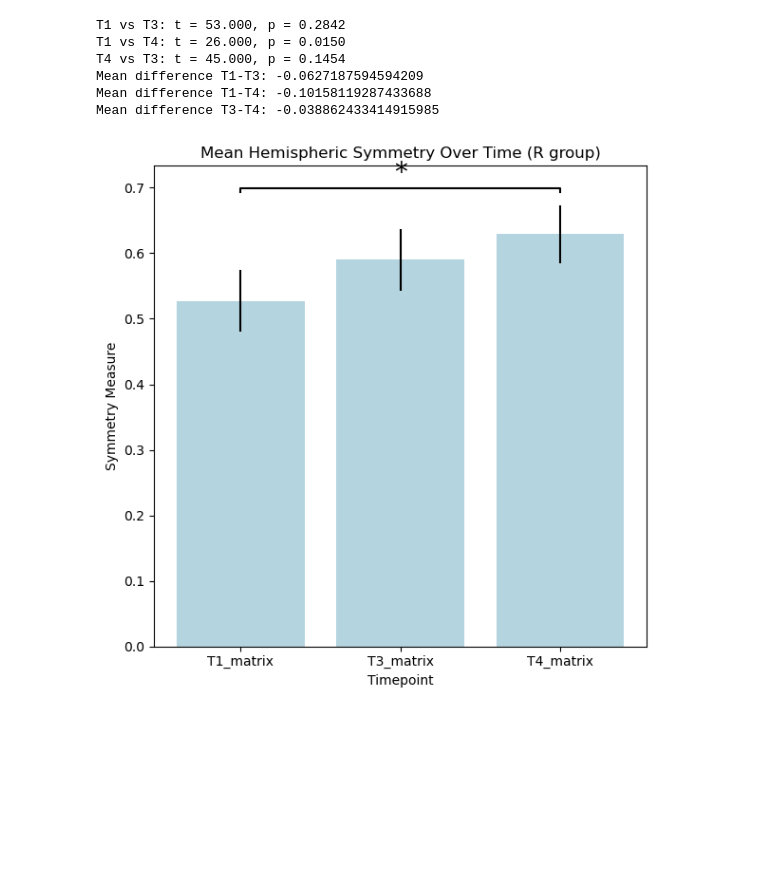
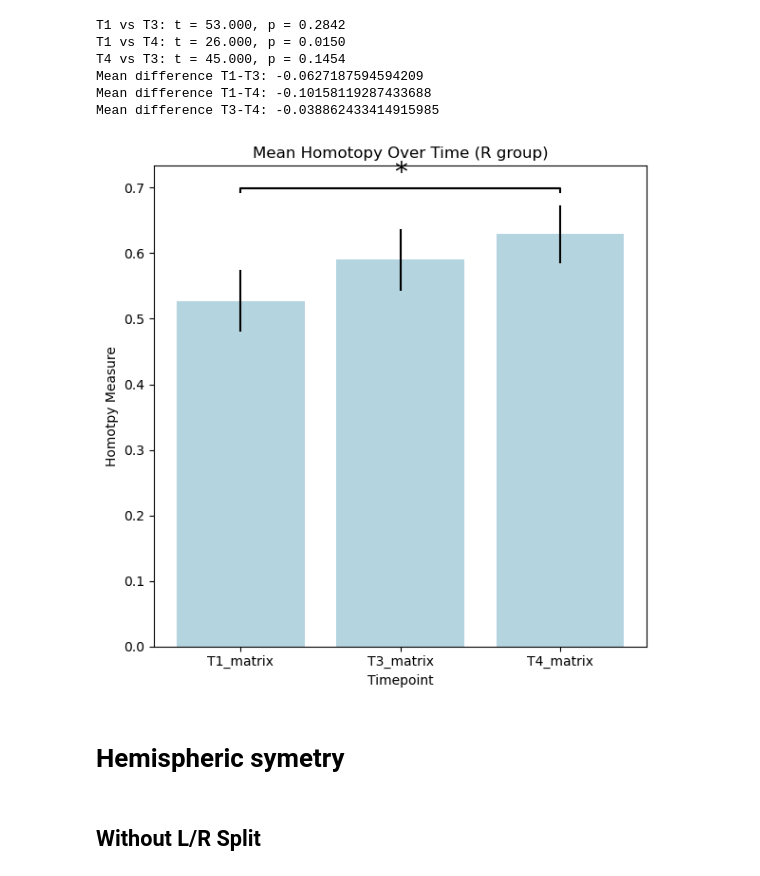
Before and after one commit to maylismlr/uphummel_MA4, a Jupyter notebook: longitudinal_anal.ipynb, the cells around one changed output. Cells and saved outputs as stored; diff of their text form; code cells hidden in the pictures; blank space fills up the shorter version.

```diff
--- a/longitudinal_anal.ipynb
+++ b/longitudinal_anal.ipynb
@@ -653,30 +629,34 @@ Mean difference T3-T4: -0.038862433414915985
 # %%
 # Mean and standard error
 homo_df = df_R[['T1_matrix', 'T3_matrix', 'T4_matrix']]
 means = homo_df.mean()
 errors = homo_df.std(ddof=1) / np.sqrt(homo_df.shape[0])
 
 # Plotting
 plt.figure(figsize=(6, 6))
 ax = sns.barplot(x=means.index, y=means.values, yerr=errors.values, capsize=0.2, color='lightblue')
-plt.title('Mean Hemispheric Symmetry Over Time (R group)')
-plt.ylabel('Symmetry Measure')
+plt.title('Mean Homotopy Over Time (R group)')
+plt.ylabel('Homotpy Measure')
 plt.xlabel('Timepoint')
 
 # Pairwise comparisons
 comparisons = [('T1_matrix', 'T3_matrix'), ('T1_matrix', 'T4_matrix'), ('T3_matrix', 'T4_matrix')]
 positions = [(0, 1), (0, 2), (1, 2)]
 height_offset = 0.02
 max_y = max(means.values + errors.values)
 
 for (t1, t2), (i, j) in zip(comparisons, positions):
     stat, p = ttest_rel(homo_df[t1], homo_df[t2])
     if p < 0.05:
         y = max(means[t1] + errors[t1], means[t2] + errors[t2]) + height_offset
         plt.plot([i, i, j, j], [y, y + 0.005, y + 0.005, y], lw=1.5, color='black')
         plt.text((i + j) / 2, y + 0.008, '*', ha='center', va='bottom', fontsize=20)
 
 plt.tight_layout()
 plt.show()
 # %% [output]
-[figure, old version]
+[figure, new version]
+# %% [markdown]
+# Hemispheric symetry
+# %% [markdown]
+## Without L/R Split
```
Also changed, not shown: parts of 49 cells of this notebook, 1 other file.
